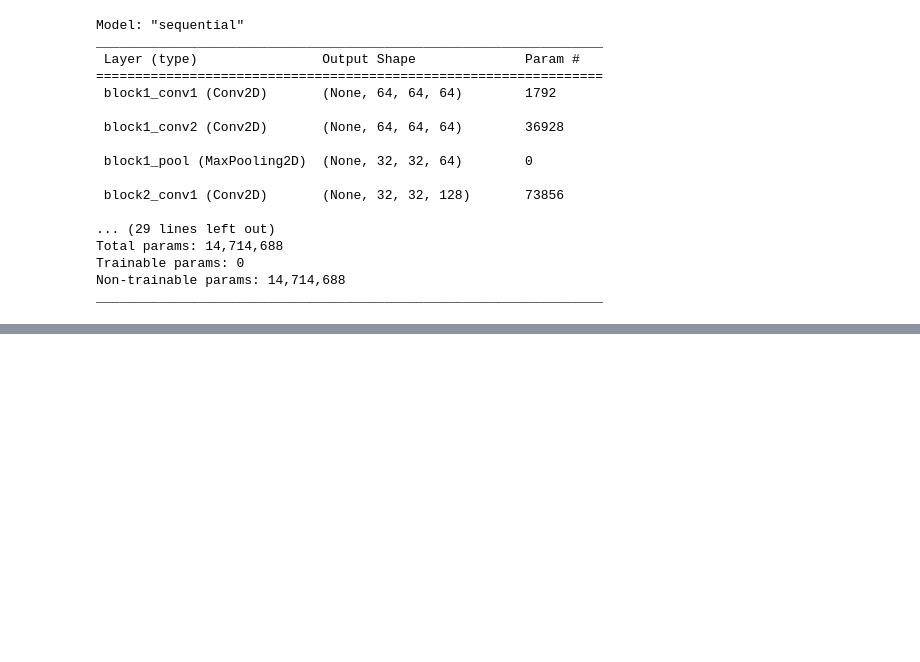
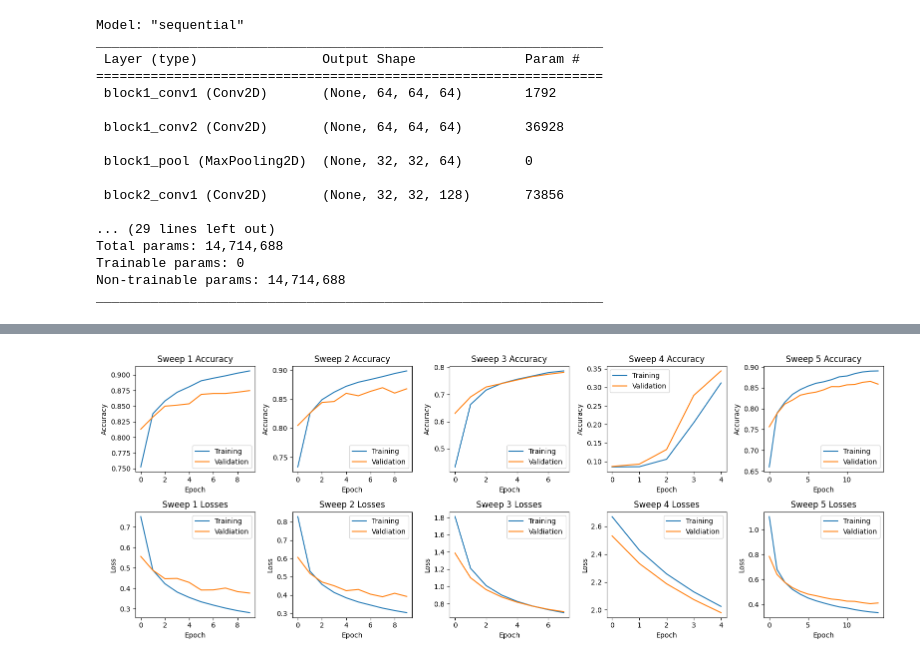
Before and after one commit to thaiVL/land-classification, a Jupyter notebook: src/VGG16_Model.ipynb, the cells around one changed output, grey strips where cells are left out. Saved outputs shown, nothing was run; the diff lists cells and outputs as text; code cells hidden in the pictures; blank space fills up the shorter version.

```diff
--- a/src/VGG16_Model.ipynb
+++ b/src/VGG16_Model.ipynb
@@ -21,6 +23,8 @@ Num GPUs Available:  1
 TRAIN_DATA = "../data/EuroSatData/train.csv"
 TEST_DATA = "../data/EuroSatData/test.csv"
 VALIDATION_DATA = "../data/EuroSatData/validation.csv"
+BLANK_MODEL = "../data/blank_vgg16.h5"
+MAIN_MODEL = "../data/trained_vgg16.h5"
 
 # Load data into pandas dataframe from csv files
 train_df = pd.read_csv(TRAIN_DATA)
@@ -199,0 +250,18 @@ util.plot_recall_precision(axes[1], p_score, r_score)
+# %%
+histories = histories[5:]
+# %%
+def plot_stats(axis, stats1, stats2, stats1label, stats2label, title, xlabel, ylabel):
+  axis.plot(stats1, label=stats1label)
+  axis.plot(stats2, label=stats2label)
+  axis.set_title(title, loc="center", wrap=True)
+  axis.set_xlabel(xlabel)
+  axis.set_ylabel(ylabel)
+  axis.legend()
+# %%
+for sweep in range(num_sweeps):
+  sweep_epoch = hyperparameters["epochs"][sweep]
+  sweep_lr = hyperparameters["lr"][sweep]
+  sweep_batch_size = hyperparameters["batch_size"][sweep]
+  print(f"{DIVIDER}Sweep {sweep+1} Hyperparameters{DIVIDER}")
+  print(f"Epochs: {sweep_epoch} | Learning Rate: {sweep_lr} | Batch Size: {sweep_batch_size}")
+  print()
@@ -199,0 +283,26 @@ util.plot_recall_precision(axes[1], p_score, r_score)
+# %%
+# Plot of accuracy vs losses
+fig, ax = plt.subplots(2, 5, figsize=(16, 6))
+"""
+train_losses = train_history.history["loss"]
+train_accuracy = train_history.history["accuracy"]
+val_losses = train_history.history["val_loss"]
+val_accuracy = train_history.history["val_accuracy"]
+"""
+for sweep in range(num_sweeps):
+  sweep_epoch = hyperparameters["epochs"][sweep]
+  sweep_lr = hyperparameters["lr"][sweep]
+  sweep_batch_size = hyperparameters["batch_size"][sweep]
+  sweep_history = histories[sweep]
+  sweep_train_loss = sweep_history.history["loss"]
+  sweep_train_accuracy = sweep_history.history["accuracy"]
+  sweep_val_loss = sweep_history.history["val_loss"]
+  sweep_val_accuracy = sweep_history.history["val_accuracy"]
+
+  accuracy_plot_title = f"Sweep {sweep+1} Accuracy"
+  loss_plot_title = f"Sweep {sweep+1} Losses"
+  plot_stats(ax[0][sweep], sweep_train_accuracy, sweep_val_accuracy, "Training", "Validation", accuracy_plot_title, "Epoch", "Accuracy")
+  plot_stats(ax[1][sweep], sweep_train_loss, sweep_val_loss, "Training", "Valdiation", loss_plot_title, "Epoch", "Loss")
+fig.tight_layout()
+# %% [output]
+[figure, added]
```
Also changed, not shown: parts of 14 cells of this notebook, 3 other files.
